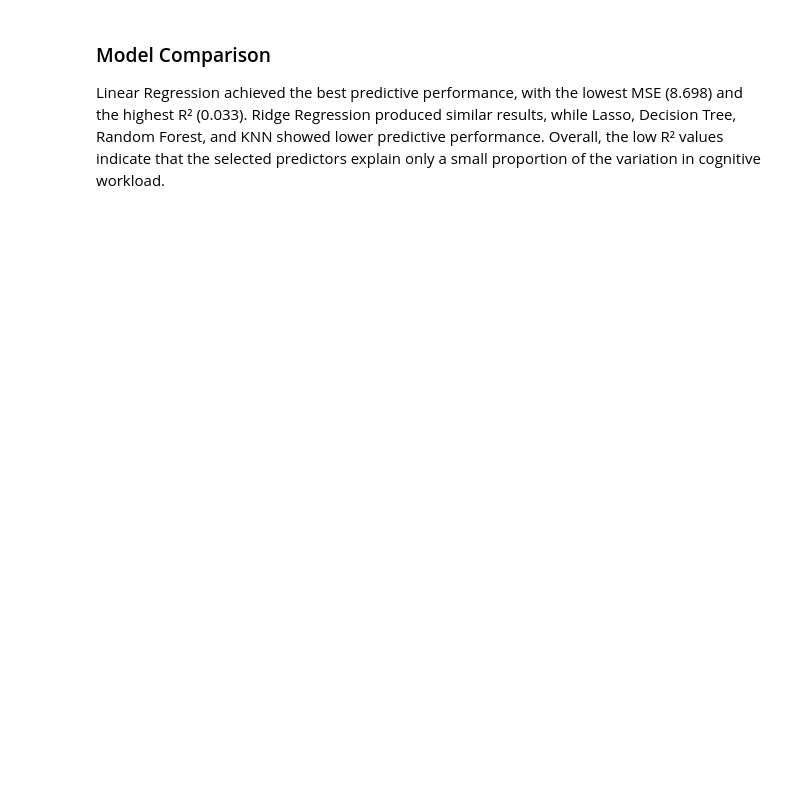
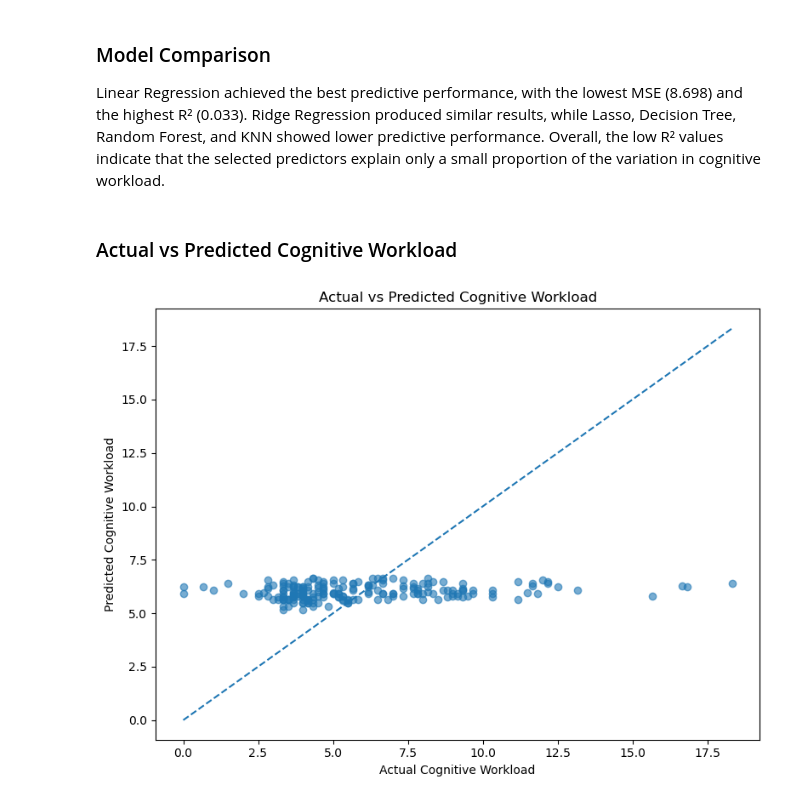
Before and after one commit to Chakuunaa/Evaluating-Dashboard-Design-Effectiveness-in-Data-Analytics, a Jupyter notebook: notebooks/01_Dissertation_Analysis.ipynb, the cells around one changed output. Cells and saved outputs as stored; diff of their text form; code cells hidden in the pictures; blank space fills up the shorter version.

```diff
--- a/notebooks/01_Dissertation_Analysis.ipynb
+++ b/notebooks/01_Dissertation_Analysis.ipynb
@@ -1310,3 +1356,24 @@ plt.show()
 ### Model Comparison
 
 Linear Regression achieved the best predictive performance, with the lowest MSE (8.698) and the highest R² (0.033). Ridge Regression produced similar results, while Lasso, Decision Tree, Random Forest, and KNN showed lower predictive performance. Overall, the low R² values indicate that the selected predictors explain only a small proportion of the variation in cognitive workload.
+# %% [markdown]
+### Actual vs Predicted Cognitive Workload
+# %%
+plt.figure(figsize=(8, 6))
+
+plt.scatter(y_test, y_pred_linear, alpha=0.6)
+
+plt.plot(
+    [y_test.min(), y_test.max()],
+    [y_test.min(), y_test.max()],
+    '--'
+)
+
+plt.xlabel("Actual Cognitive Workload")
+plt.ylabel("Predicted Cognitive Workload")
+plt.title("Actual vs Predicted Cognitive Workload")
+
+plt.tight_layout()
+plt.show()
+# %% [output]
+[figure, added]
```
Also changed, not shown: parts of 12 cells of this notebook.
